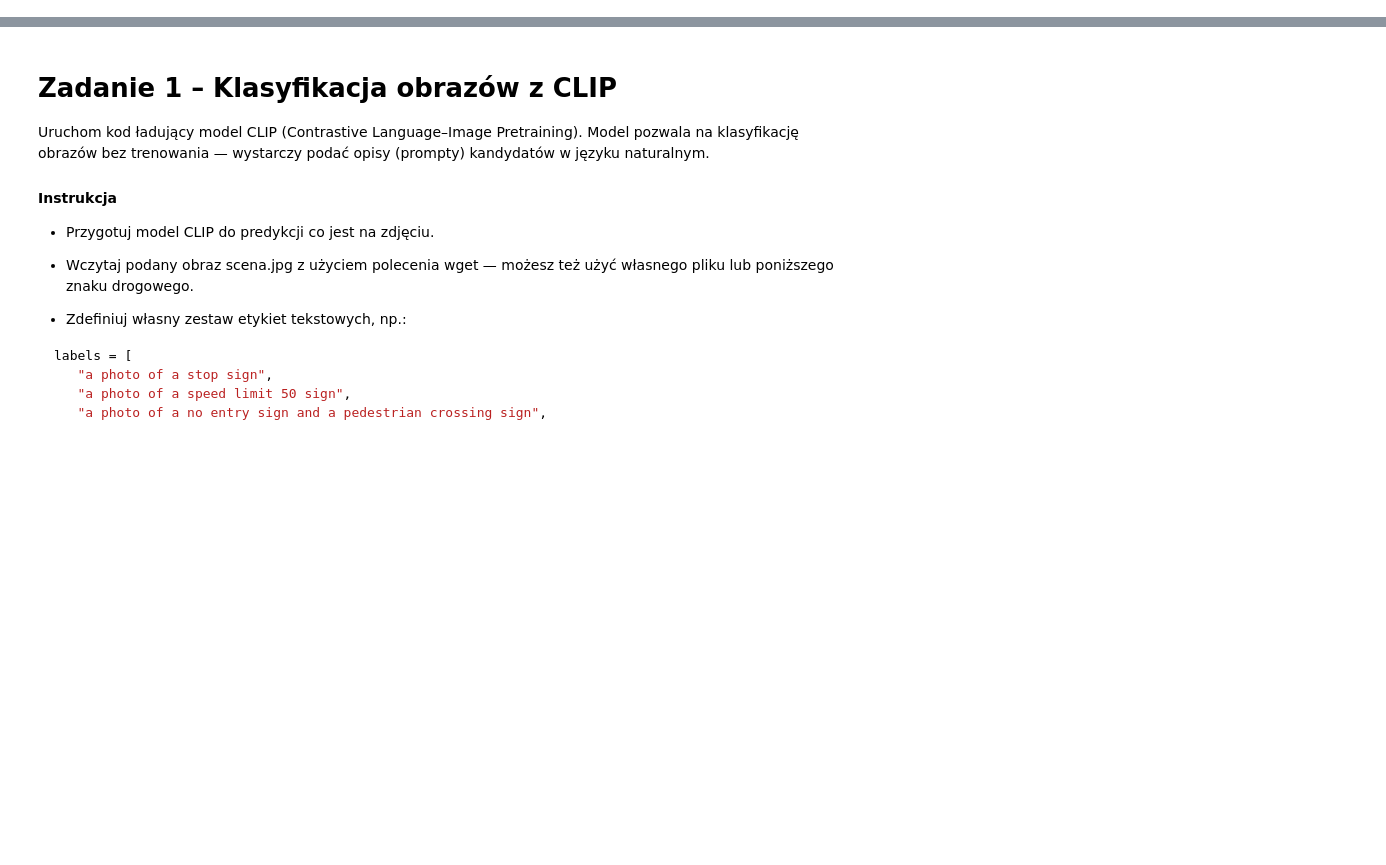
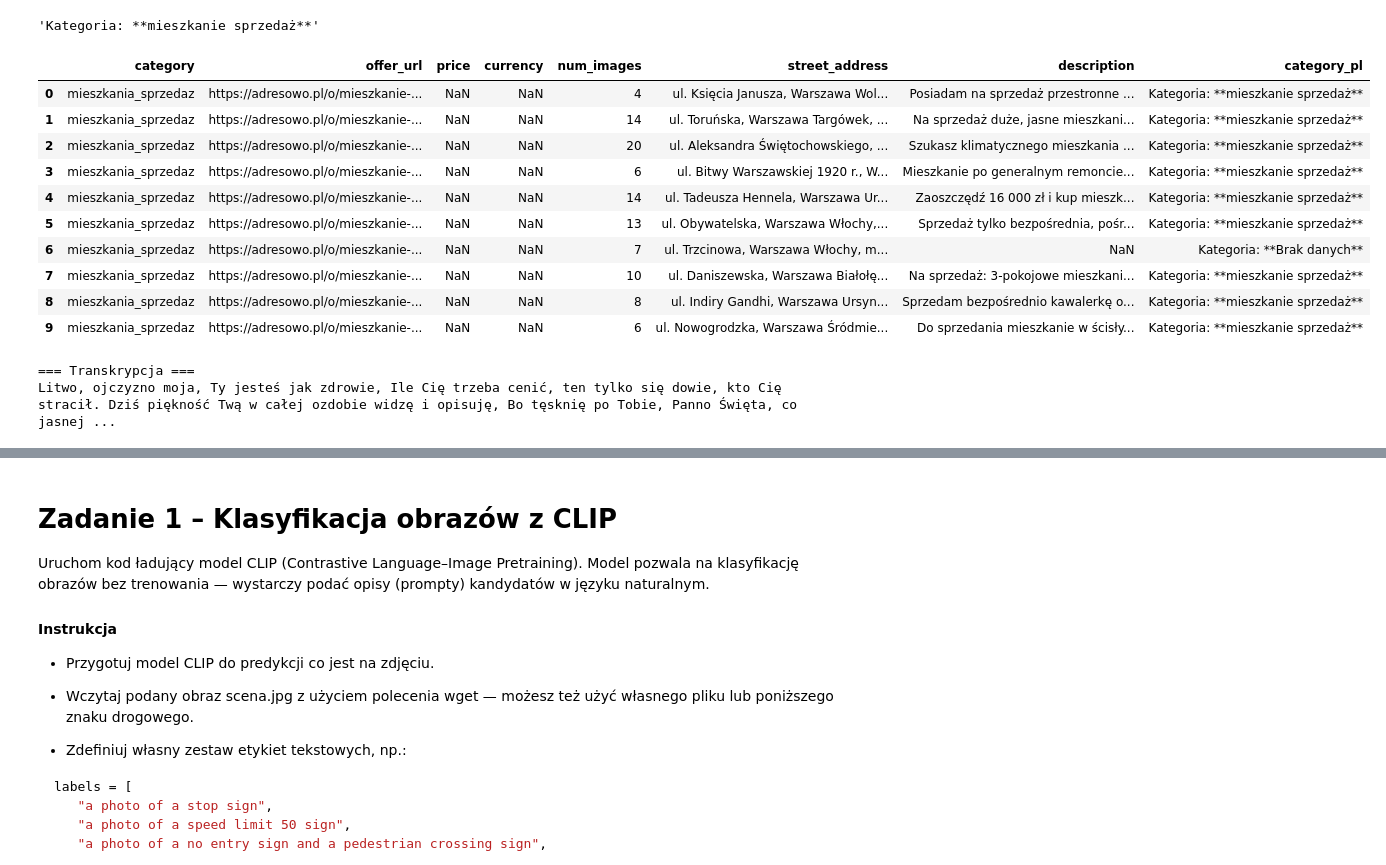
Before and after one commit to marcin119a/HybridRag, a Jupyter notebook: 2_Praca_z_API,_retry_i_streaming.pptx_-_Prezentacje_Google/wykład/wykład_Praca_z_API,_retry_i_streaming.pptx.ipynb, the cells around one changed output, grey strips where cells are left out. Drawn from its saved outputs; the diff is of its cells as text; code cells hidden in the pictures; blank space fills up the shorter version.

```diff
--- a/2_Praca_z_API,_retry_i_streaming.pptx_-_Prezentacje_Google/wykład/wykład_Praca_z_API,_retry_i_streaming.pptx.ipynb
+++ b/2_Praca_z_API,_retry_i_streaming.pptx_-_Prezentacje_Google/wykład/wykład_Praca_z_API,_retry_i_streaming.pptx.ipynb
@@ -0,0 +51,14 @@
+# %%
+from openai import OpenAI
+
+openai_api_key = "sk-"  # ← wstaw swój klucz
+client = OpenAI(api_key=openai_api_key)
+
+completion = client.chat.completions.create(
+ model="gpt-3.5-turbo",
+ messages=[
+   {"role": "system", "content": "You are a helpful assistant."},
+   {"role": "user", "content": "Tell me a Joke!"}
+ ]
+)
+print(completion.choices[0].message)
@@ -0,0 +67,20 @@
+# %%
+def openai_zero_shot_classify(text, candidate_labels):
+   prompt = f"Klasyfikuj następujący tekst do podanych kategorii: {candidate_labels}.\nTekst: \"{text}\"\n\nKategoria:"
+
+   completion = client.chat.completions.create(
+       model="gpt-3.5-turbo",
+       messages=[ {"role": "system", "content": "Jesteś asystentem, który klasyfikuje tekst do podanych kategorii. Odpowiadaj tylko nazwą kategorii."}, {"role": "user", "content": prompt}],
+       temperature=0
+   )
+   predicted_label = completion.choices[0].message.content.strip()
+   return f"Kategoria: **{predicted_label}**"
+labels = "mieszkanie sprzedaż,mieszkanie wynajem,dom sprzedaż,dom wynajem"
+# %%
+import pandas as pd
+import kagglehub
+
+rag_worksop = kagglehub.dataset_download('martininf1n1ty/rag-workshop')
+
+df = pd.read_csv(f'{rag_worksop}/adresowo_offers_all_categories.csv').head(10)
+df.head()
@@ -0,0 +94,39 @@
+# %%
+openai_zero_shot_classify(df['description'][0], labels)
+# %% [output]
+'Kategoria: **mieszkanie sprzedaż**'
+# %%
+df['category_pl']  = df['description'].apply(lambda x: openai_zero_shot_classify(x, labels))
+# %%
+df
+# %% [output]
+|  | category | offer_url | price | currency | num_images | street_address | description | category_pl |
+| 0 | mieszkania_sprzedaz | https://adresowo.pl/o/mieszkanie-... | NaN | NaN | 4 | ul. Księcia Janusza, Warszawa Wol... | Posiadam na sprzedaż przestronne ... | Kategoria: **mieszkanie sprzedaż** |
+| 1 | mieszkania_sprzedaz | https://adresowo.pl/o/mieszkanie-... | NaN | NaN | 14 | ul. Toruńska, Warszawa Targówek, ... | Na sprzedaż duże, jasne mieszkani... | Kategoria: **mieszkanie sprzedaż** |
+| 2 | mieszkania_sprzedaz | https://adresowo.pl/o/mieszkanie-... | NaN | NaN | 20 | ul. Aleksandra Świętochowskiego, ... | Szukasz klimatycznego mieszkania ... | Kategoria: **mieszkanie sprzedaż** |
+| 3 | mieszkania_sprzedaz | https://adresowo.pl/o/mieszkanie-... | NaN | NaN | 6 | ul. Bitwy Warszawskiej 1920 r., W... | Mieszkanie po generalnym remoncie... | Kategoria: **mieszkanie sprzedaż** |
+| 4 | mieszkania_sprzedaz | https://adresowo.pl/o/mieszkanie-... | NaN | NaN | 14 | ul. Tadeusza Hennela, Warszawa Ur... | Zaoszczędź 16 000 zł i kup mieszk... | Kategoria: **mieszkanie sprzedaż** |
+| 5 | mieszkania_sprzedaz | https://adresowo.pl/o/mieszkanie-... | NaN | NaN | 13 | ul. Obywatelska, Warszawa Włochy,... | Sprzedaż tylko bezpośrednia, pośr... | Kategoria: **mieszkanie sprzedaż** |
+| 6 | mieszkania_sprzedaz | https://adresowo.pl/o/mieszkanie-... | NaN | NaN | 7 | ul. Trzcinowa, Warszawa Włochy, m... | NaN | Kategoria: **Brak danych** |
+| 7 | mieszkania_sprzedaz | https://adresowo.pl/o/mieszkanie-... | NaN | NaN | 10 | ul. Daniszewska, Warszawa Białołę... | Na sprzedaż: 3-pokojowe mieszkani... | Kategoria: **mieszkanie sprzedaż** |
+| 8 | mieszkania_sprzedaz | https://adresowo.pl/o/mieszkanie-... | NaN | NaN | 8 | ul. Indiry Gandhi, Warszawa Ursyn... | Sprzedam bezpośrednio kawalerkę o... | Kategoria: **mieszkanie sprzedaż** |
+| 9 | mieszkania_sprzedaz | https://adresowo.pl/o/mieszkanie-... | NaN | NaN | 6 | ul. Nowogrodzka, Warszawa Śródmie... | Do sprzedania mieszkanie w ścisły... | Kategoria: **mieszkanie sprzedaż** |
+# %%
+from openai import OpenAI
+
+token = "sk-"
+# klient OpenAI
+client = OpenAI(api_key=token)
+
+# otwarcie pliku audio
+with open("ElevenLabs_2025-11-14T15_22_25_Jerzy_pvc_sp100_s50_sb75_se28_m2.mp3", "rb") as audio_file:
+   transcription = client.audio.transcriptions.create(
+       model="whisper-1",  # albo "whisper-1"
+       file=audio_file
+   )
+
+print("=== Transkrypcja ===")
+print(transcription.text)
+# %% [output]
+=== Transkrypcja ===
+Litwo, ojczyzno moja, Ty jesteś jak zdrowie, Ile Cię trzeba cenić, ten tylko się dowie, kto Cię stracił. Dziś piękność Twą w całej ozdobie widzę i opisuję, Bo tęsknię po Tobie, Panno Święta, co jasnej ...
```
Also changed, not shown: parts of 17 cells of this notebook, 6 other files.
